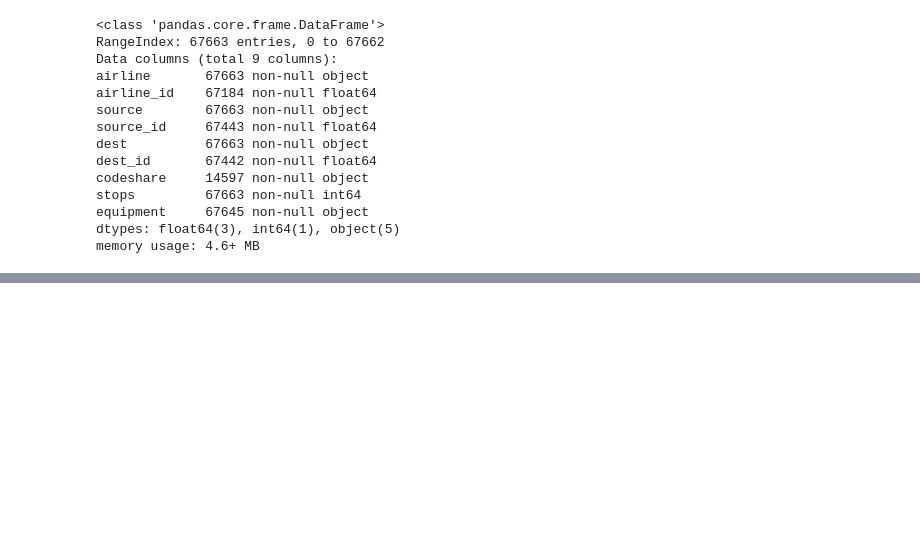
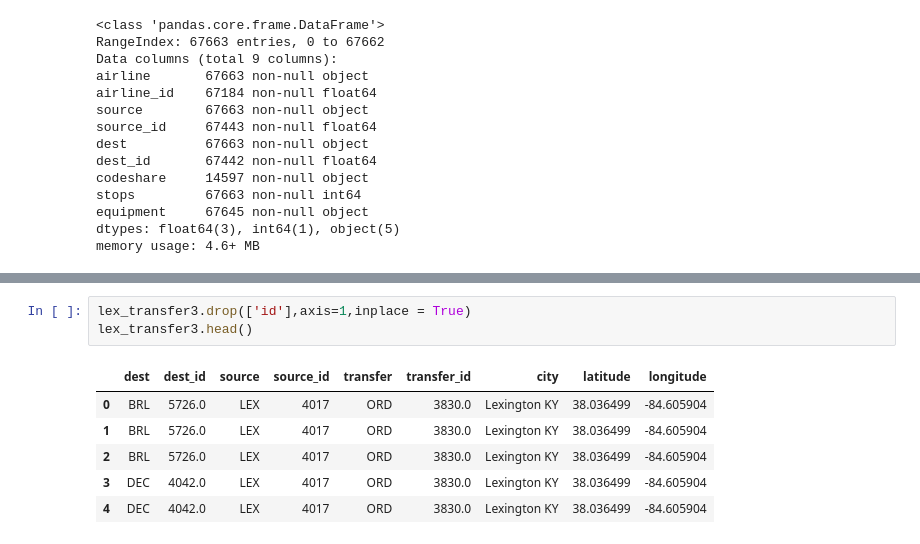
Before and after one commit to alha282/ce599, a Jupyter notebook: 09-Mapping/interactive-mapping.ipynb, the cells around one changed output, grey strips where cells are left out. Cells and saved outputs as stored; diff of their text form; blank space fills up the shorter version.

```diff
--- a/09-Mapping/interactive-mapping.ipynb
+++ b/09-Mapping/interactive-mapping.ipynb
@@ -613,0 +677,10 @@ lex_transfer.head()
+# %%
+lex_transfer3.drop(['id'],axis=1,inplace = True)
+lex_transfer3.head()
+# %% [output]
+|  | dest | dest_id | source | source_id | transfer | transfer_id | city | latitude | longitude |
+| 0 | BRL | 5726.0 | LEX | 4017 | ORD | 3830.0 | Lexington KY | 38.036499 | -84.605904 |
+| 1 | BRL | 5726.0 | LEX | 4017 | ORD | 3830.0 | Lexington KY | 38.036499 | -84.605904 |
+| 2 | BRL | 5726.0 | LEX | 4017 | ORD | 3830.0 | Lexington KY | 38.036499 | -84.605904 |
+| 3 | DEC | 4042.0 | LEX | 4017 | ORD | 3830.0 | Lexington KY | 38.036499 | -84.605904 |
+| 4 | DEC | 4042.0 | LEX | 4017 | ORD | 3830.0 | Lexington KY | 38.036499 | -84.605904 |
```
Also changed, not shown: parts of 34 cells of this notebook, 5 other files.
